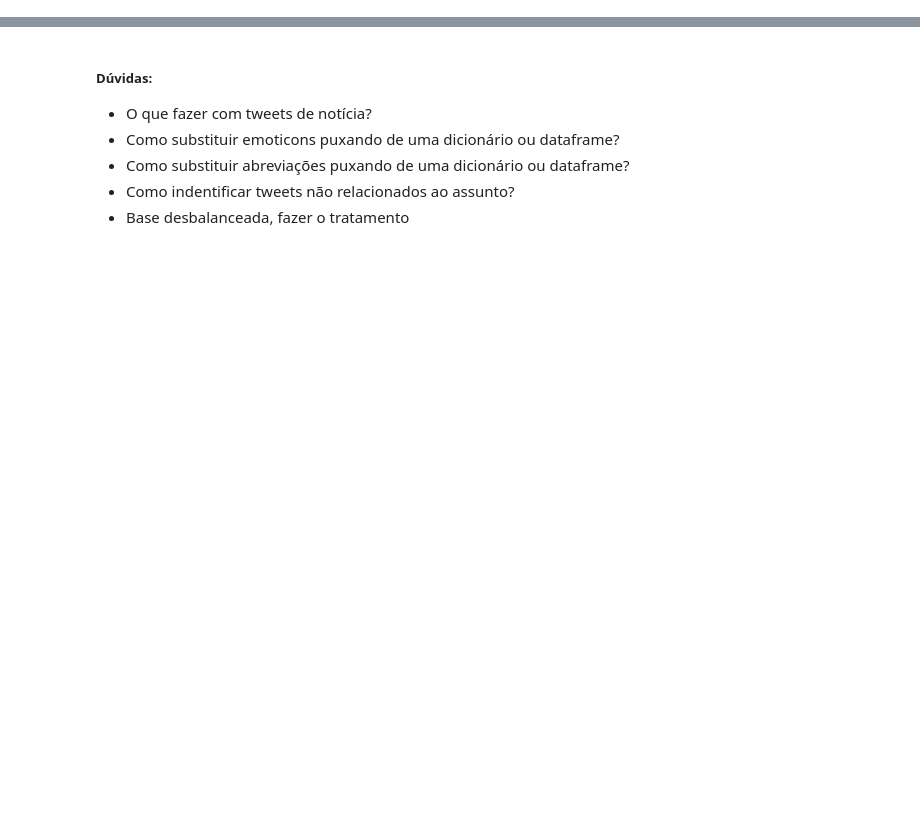
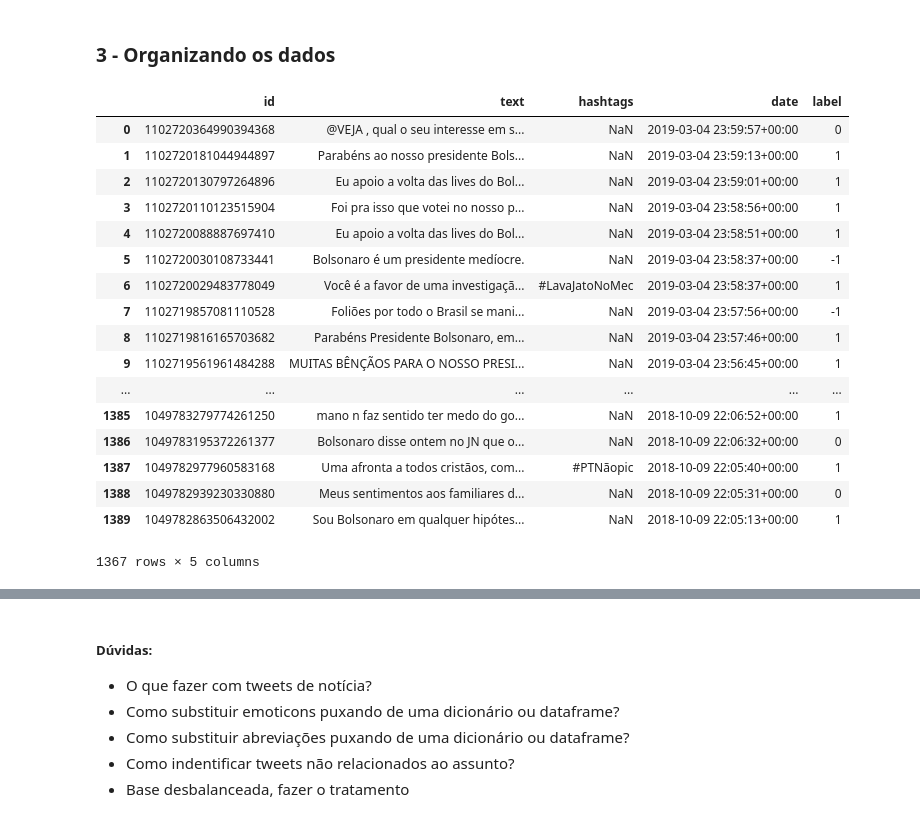
Before and after one commit to RodolfoLSS/text_mining_nlp, a Jupyter notebook: final_project_V1_20032019.ipynb, the cells around one changed output, grey strips where cells are left out. Drawn from its saved outputs; the diff is of its cells as text; code cells hidden in the pictures; blank space fills up the shorter version.

```diff
--- a/final_project_V1_20032019.ipynb
+++ b/final_project_V1_20032019.ipynb
@@ -10,7 +13,9 @@ os.chdir("C:\\Users\\aliss\\Documents\\Nova IMS\\Cursos\\Text Mining\\Final Proj
 # %%
-tweetCriteria = got.manager.TweetCriteria().setQuerySearch("Bolsonaro presidente lang:pt")\
-                                           .setSince("2018-09-09")\
-                                           .setUntil("2018-10-09")\
-                                           .setMaxTweets(1500)
+# Select tweets using the key words
+
+tweetCriteria = got.manager.TweetCriteria().setQuerySearch("#bolsonaropresidente lang:pt")\
+                                           .setSince("2019-01-02")\
+                                           .setUntil("2019-03-01")\
+                                           .setMaxTweets(10)
 tweets = got.manager.TweetManager.getTweets(tweetCriteria)
 # %%
@@ -65,0 +72,6 @@ df.to_csv("2018_09_10-2018_10_10.csv")
+# %%
+# Retirar tweets de notícias
+
+def remove_news(df):
+    df.drop(df[df['text'].str.contains(' via @\w+', regex=True)].index, inplace = True)
+    return df
@@ -65,0 +180,2 @@ df.to_csv("2018_09_10-2018_10_10.csv")
+# %% [markdown]
+### 3 - Organizando os dados
@@ -65,0 +202,22 @@ df.to_csv("2018_09_10-2018_10_10.csv")
+# %%
+#Removendo tweets de notícias que não agregam valor.
+remove_news(dataset)
+# %% [output]
+|  | id | text | hashtags | date | label |
+| 0 | 1102720364990394368 | @VEJA , qual o seu interesse em s... | NaN | 2019-03-04 23:59:57+00:00 | 0 |
+| 1 | 1102720181044944897 | Parabéns ao nosso presidente Bols... | NaN | 2019-03-04 23:59:13+00:00 | 1 |
+| 2 | 1102720130797264896 | Eu apoio a volta das lives do Bol... | NaN | 2019-03-04 23:59:01+00:00 | 1 |
+| 3 | 1102720110123515904 | Foi pra isso que votei no nosso p... | NaN | 2019-03-04 23:58:56+00:00 | 1 |
+| 4 | 1102720088887697410 | Eu apoio a volta das lives do Bol... | NaN | 2019-03-04 23:58:51+00:00 | 1 |
+| 5 | 1102720030108733441 | Bolsonaro é um presidente medíocre. | NaN | 2019-03-04 23:58:37+00:00 | -1 |
+| 6 | 1102720029483778049 | Você é a favor de uma investigaçã... | #LavaJatoNoMec | 2019-03-04 23:58:37+00:00 | 1 |
+| 7 | 1102719857081110528 | Foliões por todo o Brasil se mani... | NaN | 2019-03-04 23:57:56+00:00 | -1 |
+| 8 | 1102719816165703682 | Parabéns Presidente Bolsonaro, em... | NaN | 2019-03-04 23:57:46+00:00 | 1 |
+| 9 | 1102719561961484288 | MUITAS BÊNÇÃOS PARA O NOSSO PRESI... | NaN | 2019-03-04 23:56:45+00:00 | 1 |
+| ... | ... | ... | ... | ... | ... |
+| 1385 | 1049783279774261250 | mano n faz sentido ter medo do go... | NaN | 2018-10-09 22:06:52+00:00 | 1 |
+| 1386 | 1049783195372261377 | Bolsonaro disse ontem no JN que o... | NaN | 2018-10-09 22:06:32+00:00 | 0 |
+| 1387 | 1049782977960583168 | Uma afronta a todos cristãos, com... | #PTNãopic | 2018-10-09 22:05:40+00:00 | 1 |
+| 1388 | 1049782939230330880 | Meus sentimentos aos familiares d... | NaN | 2018-10-09 22:05:31+00:00 | 0 |
+| 1389 | 1049782863506432002 | Sou Bolsonaro em qualquer hipótes... | NaN | 2018-10-09 22:05:13+00:00 | 1 |
+1367 rows × 5 columns
```
Also changed, not shown: parts of 86 cells of this notebook.
